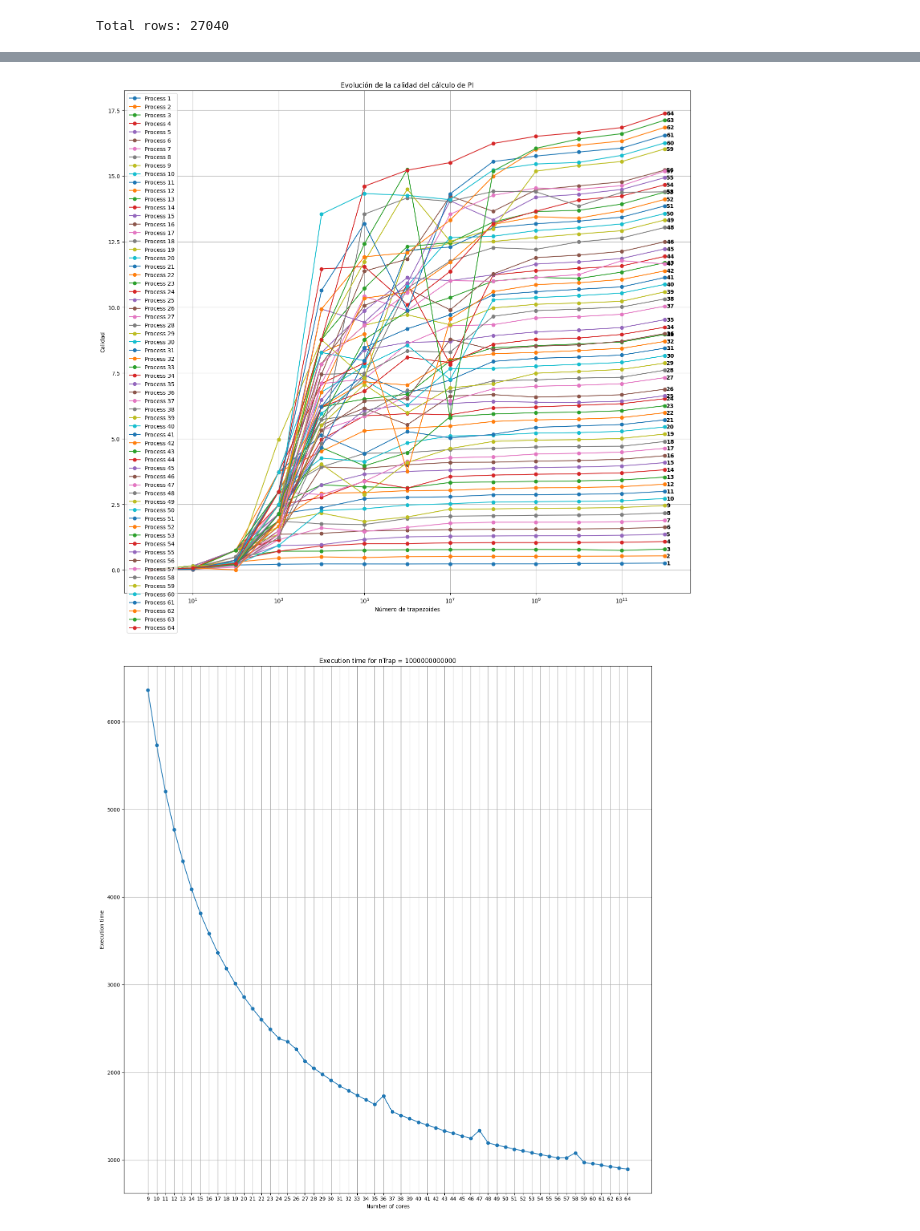
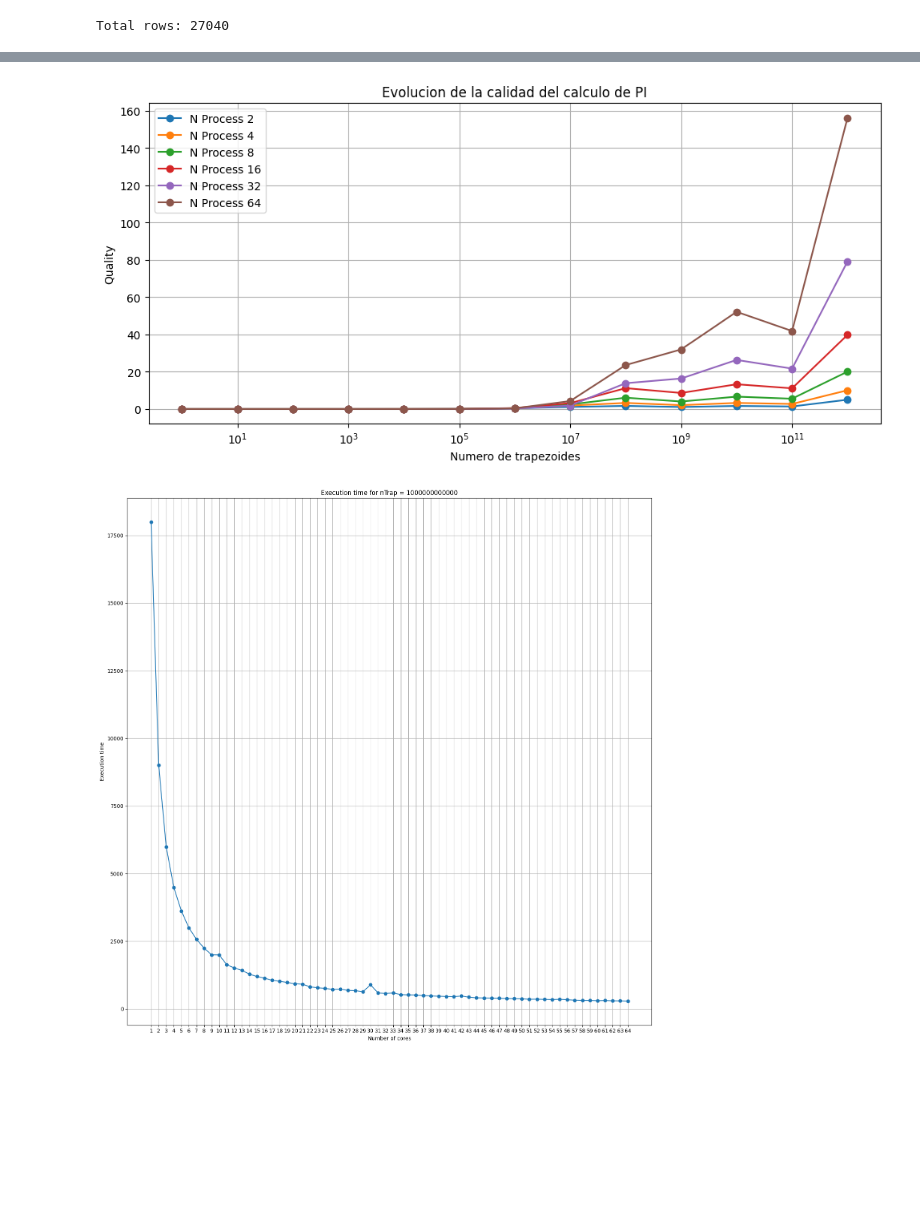
Before and after one commit to DavidCP-USC/Calculo-de-PI-con-MPI---FSP_P1, a Jupyter notebook: calculos.ipynb, the cells around one changed output, grey strips where cells are left out. Cells and saved outputs as stored; diff of their text form; code cells hidden in the pictures; blank space fills up the shorter version.

```diff
--- a/calculos.ipynb
+++ b/calculos.ipynb
@@ -14,7 +14,7 @@ from IPython.display import display, Markdown, Latex
 dirImg = './imagenes'
 
 # CSV
-csv1 = 'data.csv'
+csv1 = 'data.1.csv'
 # %%
 # Creamos el directorio de imagenes
 if not os.path.exists(dirImg):
@@ -91,9 +104,0 @@ final_df = pd.DataFrame(finalData, columns=['Process', 'nTrap', 'MaxTime', 'RefT
-# %%
-# Ajustamos algun dato que falle con la media del valor de arriba y del de abajo
-
-final_df.loc[(final_df['Process'] == 44) & (final_df['nTrap'] == 1), 'Efficiency'] = 0.022222
-final_df.loc[(final_df['Process'] == 44) & (final_df['nTrap'] == 1), 'Speedup'] = 1
-final_df.loc[(final_df['Process'] == 8) & (final_df['nTrap'] == 1), 'Efficiency'] = 0.273810
-final_df.loc[(final_df['Process'] == 8) & (final_df['nTrap'] == 1), 'Speedup'] = 2.25
-print(final_df.loc[(final_df['Process'] == 8) & (final_df['nTrap'] == 1), 'Efficiency']) # (0.333333 + 0.214286)  / 2 = 0.273810
-print(final_df.loc[(final_df['Process'] == 8) & (final_df['nTrap'] == 1), 'Speedup']) # (3 + 1.5) / 2 = 2.25
@@ -205,33 +206,35 @@ display(final_df_64)
 # %%
-plt.figure(figsize=(15, 15))
+# Grafica la evolucion de la calidad del calculo de PI en funcion del numero de trapezoides para cada numero de procesos
+# Usar solo los valores de process potencia de 2
 
-for i in range(len(process)):
-    tempData = final_df[(final_df['Process'] == process[i])]
-    xValues = tempData['nTrap']
-    yValues = tempData['Quality']
+temp_process = [2, 4, 8, 16, 32, 64]
 
-    # Graficar la línea para cada número de procesos
-    plt.plot(xValues, yValues, marker='o', label='Process ' + str(process[i]))
+plt.figure(figsize=(10, 5))
 
-    # Agregar el número de procesos un poco a la derecha del punto final
-    plt.text(xValues.iloc[-1] * 1.1, yValues.iloc[-1], str(process[i]),
-             ha='left', va='center', fontweight='bold', fontsize=10)
+for i in range(len(temp_process)):
+
+	tempData = final_df[(final_df['Process'] == temp_process[i])]
+
+	xValues = tempData['nTrap']
+	yValues = tempData['Quality']
+
+	plt.plot(xValues, yValues, marker='o', label='N Process ' + str(temp_process[i]))
 
 plt.xscale('log')
 
-plt.title('Evolución de la calidad del cálculo de PI')
-plt.xlabel('Número de trapezoides')
-plt.ylabel('Calidad')
+plt.title('Evolucion de la calidad del calculo de PI')
+plt.xlabel('Numero de trapezoides')
+plt.ylabel('Quality')
 
 plt.legend()
 plt.grid()
 plt.tight_layout()
 
 plt.savefig(dirImg + '/quality.png')
 
 plt.show()
 # %% [output]
-[figure, old version]
+[figure, new version]
 # %%
 plt.figure(figsize=(15, 15))
 
@@ -255,4 +258,4 @@ plt.savefig(dirImg + '/execution_time.png')
 
 plt.show()
 # %% [output]
-[figure, old version]
+[figure, new version]
```
Also changed, not shown: parts of 10 cells of this notebook, 2 other files.
